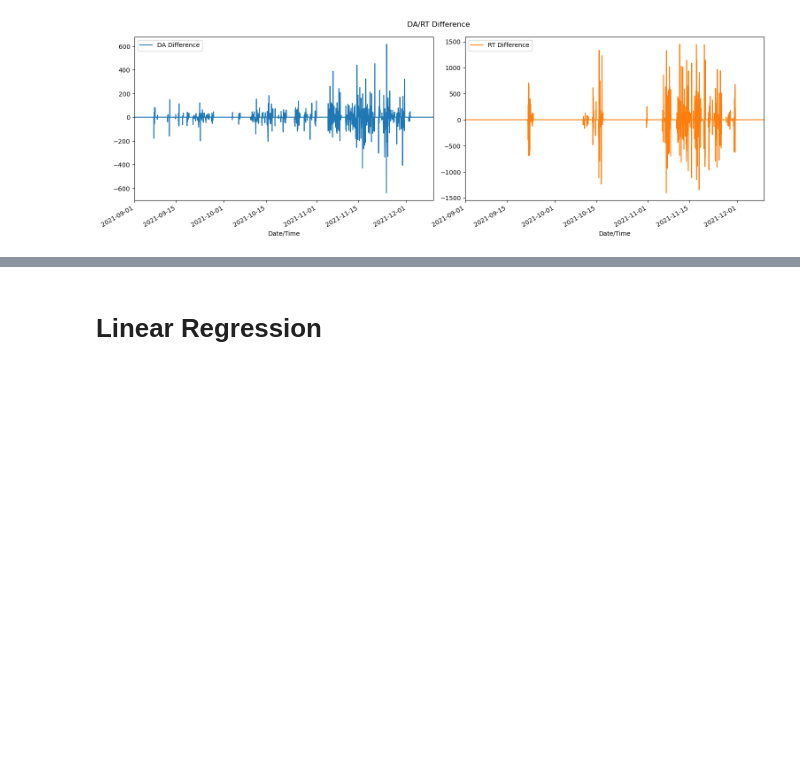
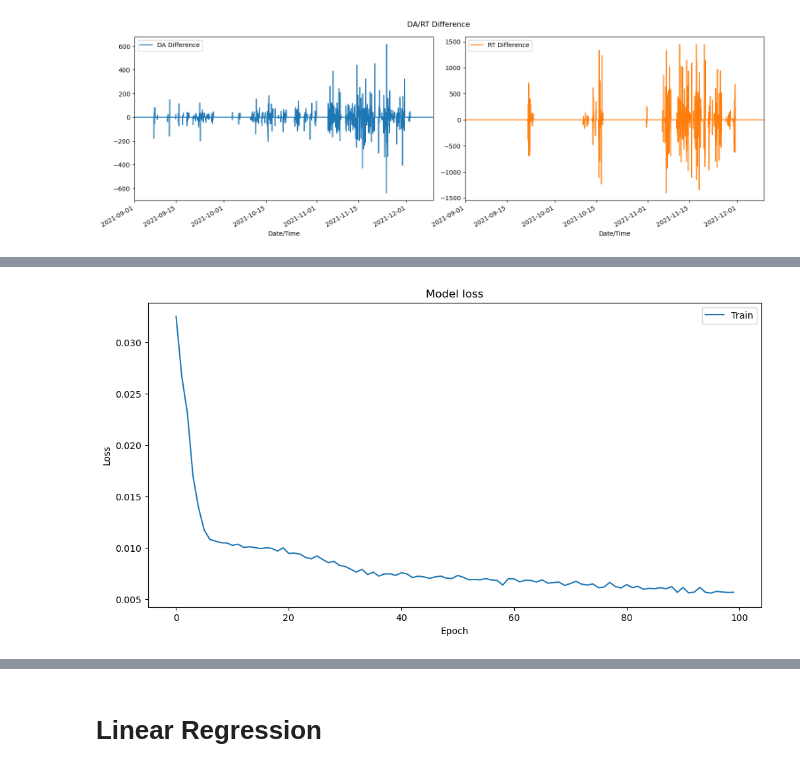
Before and after one commit to Nim-ah/Day-Ahead-Real-Time-Constraint-Investigation, a Jupyter notebook: DA_RT_V1.ipynb, the cells around one changed output, grey strips where cells are left out. Saved outputs shown, nothing was run; the diff lists cells and outputs as text; code cells hidden in the pictures; blank space fills up the shorter version.

```diff
--- a/DA_RT_V1.ipynb
+++ b/DA_RT_V1.ipynb
@@ -329,0 +294,30 @@ df[['Constraint DA','forecast']].plot(figsize=(12,8))
+# %%
+# Create a new instance of the LSTM model to make sure the model is resetting everytime. The loss had some issues before.
+def create_model():
+    model = Sequential()
+    model.reset_states()
+    model.add(LSTM(6, return_sequences=True,input_shape=(X_train.shape[1], 6)))
+    model.add(Dense(units=50))
+    model.add(Dropout(0.2))
+
+    model.add(LSTM(units=50, return_sequences=True))
+    model.add(Dense(units=50))
+    model.add(Dropout(0.2))
+
+    model.add(LSTM(units=50, return_sequences=True))
+    model.add(Dense(units=50))
+    model.add(Dropout(0.2))
+
+    model.add(LSTM(units=50))
+    model.add(Dense(units=2))
+    model.compile(loss='mean_squared_error', optimizer='adam')
+    return model
+
+# Convert an array of values into a dataset matrix
+def create_dataset(dataset, look_back=1):
+    dataX, dataY = [], []
+    for i in range(len(dataset)-look_back-1):
+        a = dataset[i:(i+look_back), 2:]
+        dataX.append(a)
+        dataY.append(dataset[i + look_back, :2])
+    return np.array(dataX), np.array(dataY)
@@ -329,0 +526,4 @@ df[['Constraint DA','forecast']].plot(figsize=(12,8))
+# %%
+# Get the best model
+best_model = tuner.get_best_models(num_models=1)[0]
+bm = best_model.fit(X_train, y_train, epochs=100, batch_size=16, verbose=1)
@@ -329,0 +548,10 @@ df[['Constraint DA','forecast']].plot(figsize=(12,8))
+# %%
+plt.figure(figsize=(12, 6))
+plt.plot(bm.history['loss'])
+plt.title('Model loss')
+plt.ylabel('Loss')
+plt.xlabel('Epoch')
+plt.legend(['Train'], loc='upper right')
+plt.show()
+# %% [output]
+[figure, added]
```
Also changed, not shown: parts of 48 cells of this notebook.
